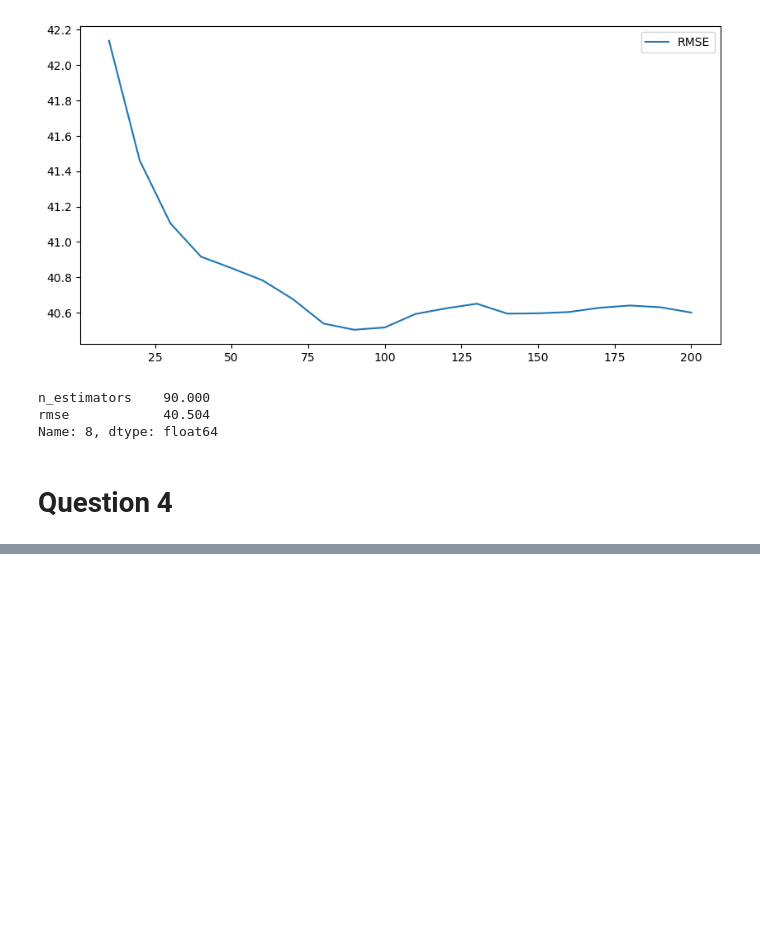
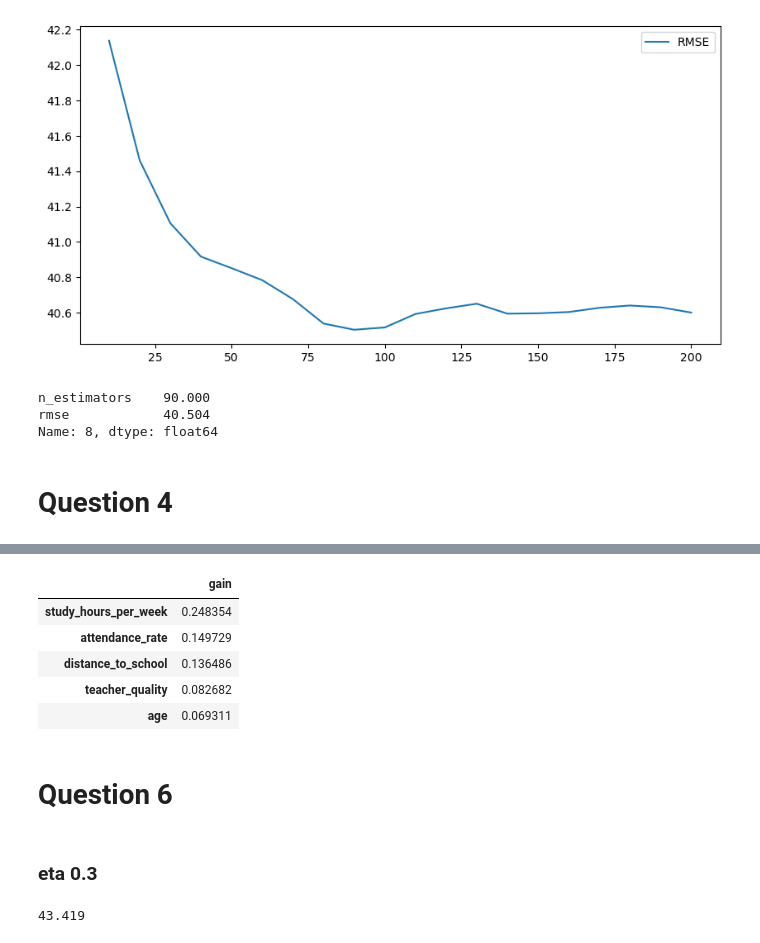
Before and after one commit to ju-arroyom/ml_zoomcamp, a Jupyter notebook: homework_6/nb/HW6.ipynb, the cells around one changed output, grey strips where cells are left out. Cells and saved outputs as stored; diff of their text form; code cells hidden in the pictures; blank space fills up the shorter version.

```diff
--- a/homework_6/nb/HW6.ipynb
+++ b/homework_6/nb/HW6.ipynb
@@ -169,0 +182,18 @@ Name: 8, dtype: float64
+# %%
+feats = {}
+for feature, importance in zip(dv.feature_names_, rf.feature_importances_):
+    feats[feature] = importance
+importances = pd.DataFrame.from_dict(feats, orient='index').rename(columns={0:'gain'})
+# %%
+importances.sort_values('gain',
+                        ascending=False,
+                        ).head(5)
+# %% [output]
+|  | gain |
+| study_hours_per_week | 0.248354 |
+| attendance_rate | 0.149729 |
+| distance_to_school | 0.136486 |
+| teacher_quality | 0.082682 |
+| age | 0.069311 |
+# %% [markdown]
+# Question 6
@@ -169,0 +204,2 @@ Name: 8, dtype: float64
+# %% [markdown]
+### eta 0.3
@@ -169,0 +218,7 @@ Name: 8, dtype: float64
+# %%
+model = xgb.train(xgb_params, dtrain, num_boost_round=100)
+y_pred = model.predict(dval)
+rmse = root_mean_squared_error(y_val, y_pred).round(3)
+rmse
+# %% [output]
+43.419
```
Also changed, not shown: parts of 12 cells of this notebook.
